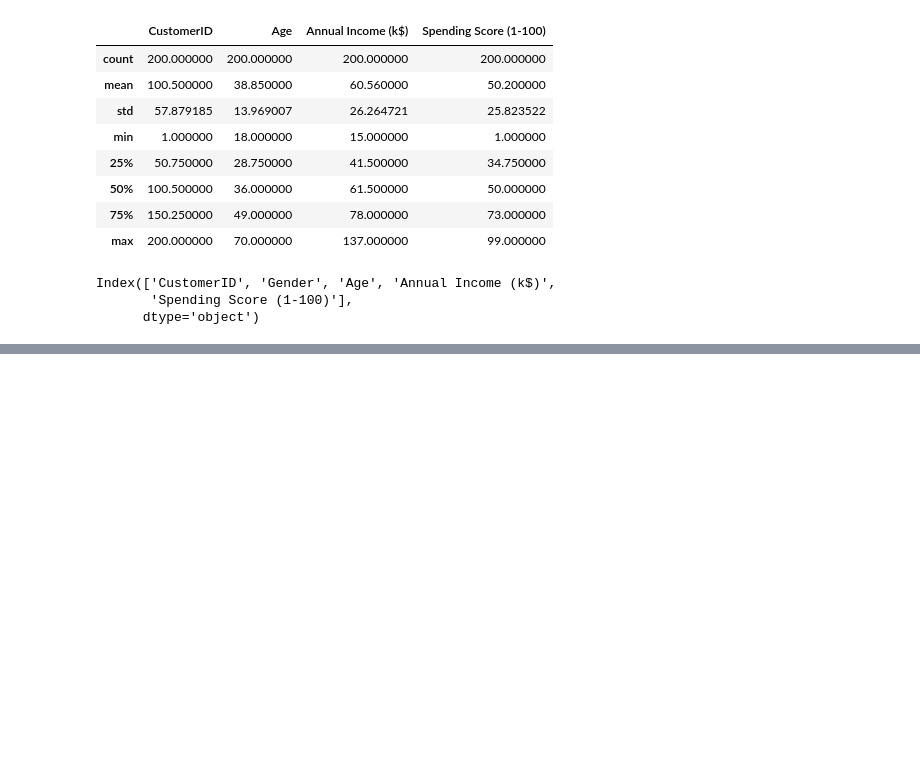
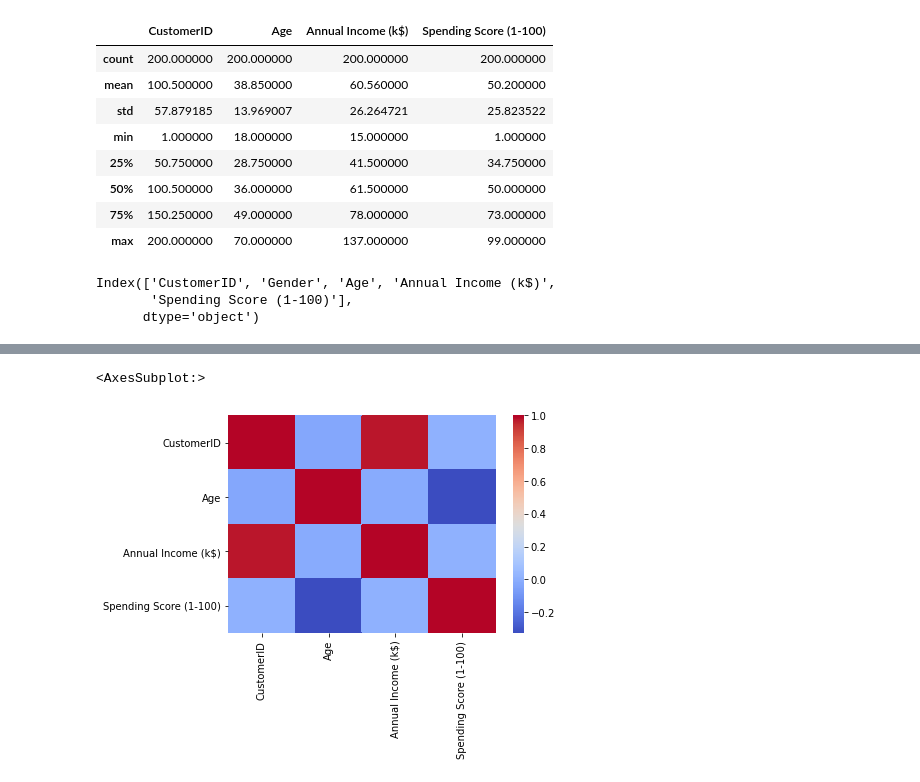
Before and after one commit to aritra741/Exploratory-Data-Analysis, a Jupyter notebook: Mall Customers.ipynb, the cells around one changed output, grey strips where cells are left out. Drawn from its saved outputs; the diff is of its cells as text; code cells hidden in the pictures; blank space fills up the shorter version.

```diff
--- a/Mall Customers.ipynb
+++ b/Mall Customers.ipynb
@@ -37,0 +65,5 @@ Index(['CustomerID', 'Gender', 'Age', 'Annual Income (k$)',
+# %%
+sns.heatmap(correlation, cmap = 'coolwarm', xticklabels= correlation.columns, yticklabels= correlation.columns)
+# %% [output]
+<AxesSubplot:>
+[figure, added]
```
Also changed, not shown: parts of 9 cells of this notebook.
